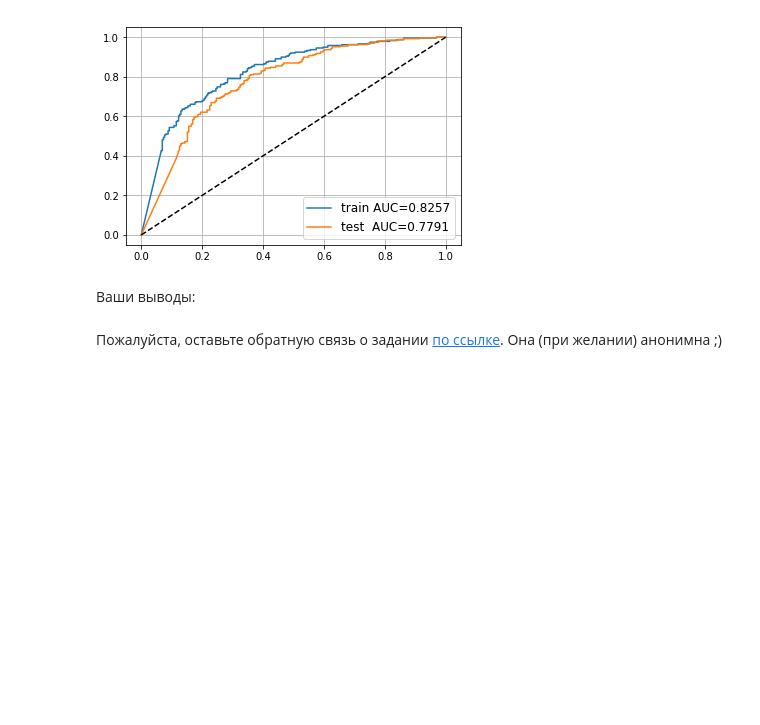
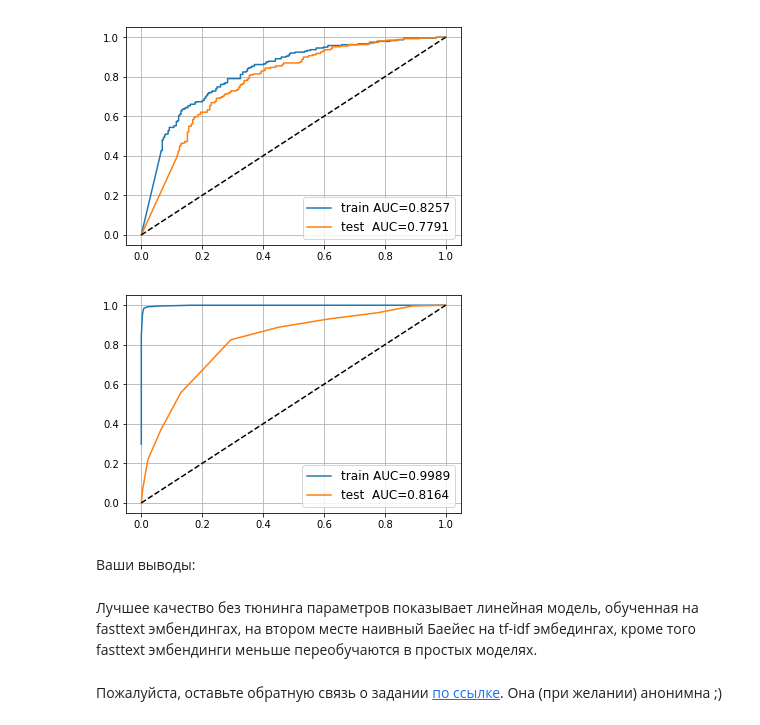
Before and after one commit to VariyaKh/NLP, a Jupyter notebook: homeworks/hw1__Word_Vectors.ipynb, the cells around one changed output. Drawn from its saved outputs; the diff is of its cells as text; code cells hidden in the pictures; blank space fills up the shorter version.

```diff
--- a/homeworks/hw1__Word_Vectors.ipynb
+++ b/homeworks/hw1__Word_Vectors.ipynb
@@ -429,3 +431,5 @@ ft_model = LogisticRegression().fit(X_train_ft, y_train)
+# %%
+rf_model = RandomForestClassifier().fit(X_train_ft, y_train)
 # %%
 plt.hist(X_train_ft[:, 0]);
 # %% [output]
@@ -460,7 +464,23 @@ plt.legend(fontsize='large')
 plt.grid()
 # %% [output]
 [figure]
+# %%
+for name, X, y, model in [
+    ('train', X_train_ft, y_train, rf_model),
+    ('test ', X_test_ft, y_test, rf_model)
+]:
+    proba = model.predict_proba(X)[:, 1]
+    auc = roc_auc_score(y, proba)
+    plt.plot(*roc_curve(y, proba)[:2], label='%s AUC=%.4f' % (name, auc))
+
+plt.plot([0, 1], [0, 1], '--', color='black',)
+plt.legend(fontsize='large')
+plt.grid()
+# %% [output]
+[figure, added]
 # %% [markdown]
 Ваши выводы:
+# %% [markdown]
+Лучшее качество без тюнинга параметров показывает линейная модель, обученная на fasttext эмбендингах, на втором месте наивный Баейес на tf-idf эмбедингах, кроме того fasttext эмбендинги меньше переобучаются в простых моделях.
 # %% [markdown]
 Пожалуйста, оставьте обратную связь о задании [по ссылке](http://rebrand.ly/mfnlp2020q4_feedback_hw01). Она (при желании) анонимна ;)
```
Also changed, not shown: parts of 1 cell of this notebook.
